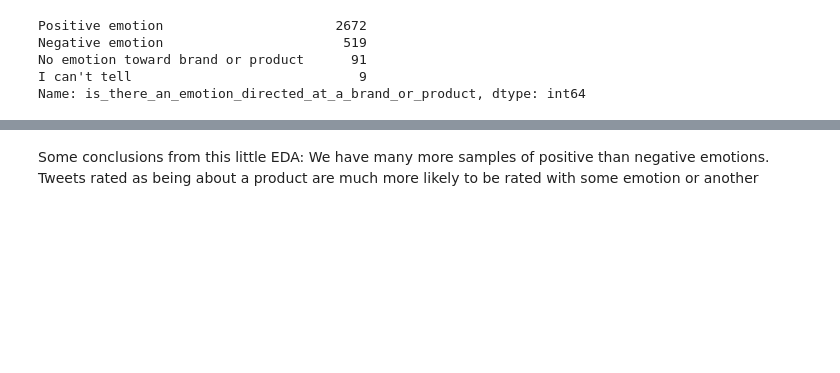
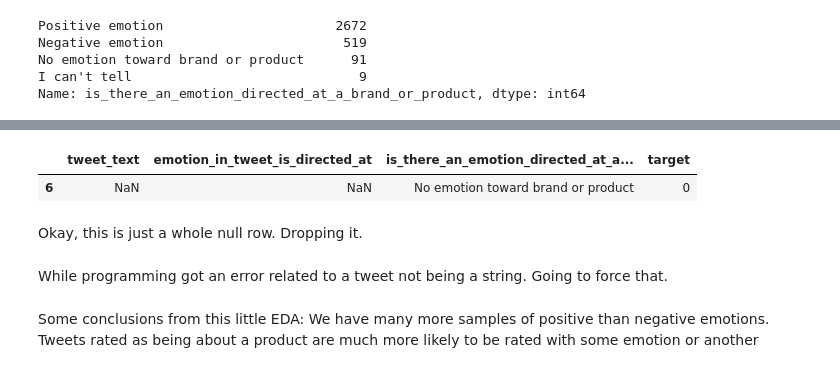
Before and after one commit to JulianWard147/Phase4-NLP, a Jupyter notebook: Julian-EDA.ipynb, the cells around one changed output, grey strips where cells are left out. Cells and saved outputs as stored; diff of their text form; code cells hidden in the pictures; blank space fills up the shorter version.

```diff
--- a/Julian-EDA.ipynb
+++ b/Julian-EDA.ipynb
@@ -120,0 +177,8 @@ Name: is_there_an_emotion_directed_at_a_brand_or_product, dtype: int64
+# %%
+ttna = df[df.tweet_text.isna()]
+ttna
+# %% [output]
+|  | tweet_text | emotion_in_tweet_is_directed_at | is_there_an_emotion_directed_at_a... | target |
+| 6 | NaN | NaN | No emotion toward brand or product | 0 |
+# %% [markdown]
+Okay, this is just a whole null row. Dropping it.
@@ -120,0 +187,2 @@ Name: is_there_an_emotion_directed_at_a_brand_or_product, dtype: int64
+# %% [markdown]
+While programming got an error related to a tweet not being a string. Going to force that.
```
Also changed, not shown: parts of 34 cells of this notebook, 1 other file.
